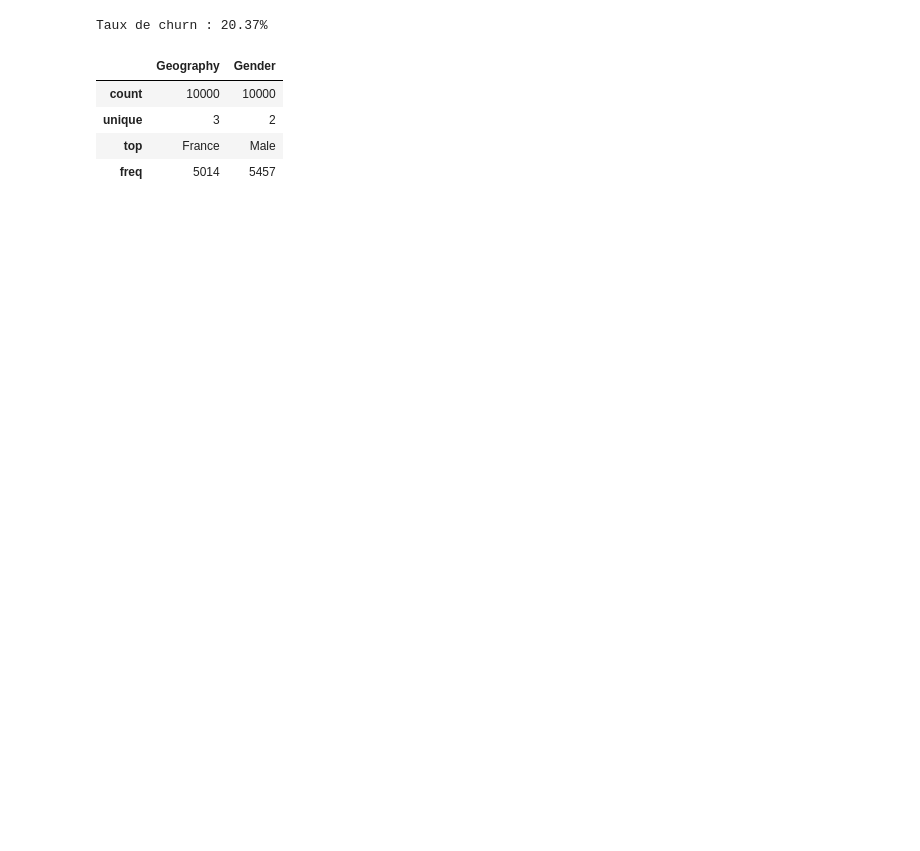
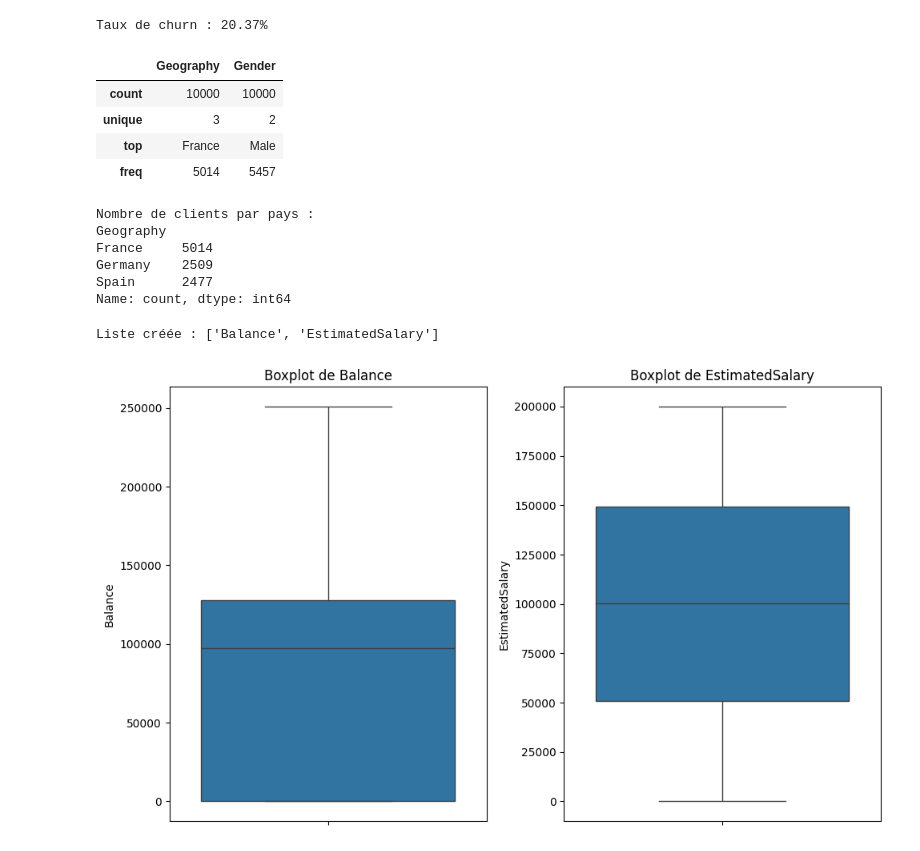
Before and after one commit to Haider-Dev01/MACHINE_LEARNING, a Jupyter notebook: classification/classificatio.ipynb, the cells around one changed output. Saved outputs shown, nothing was run; the diff lists cells and outputs as text; code cells hidden in the pictures; blank space fills up the shorter version.

```diff
--- a/classification/classificatio.ipynb
+++ b/classification/classificatio.ipynb
@@ -129,3 +129,35 @@ df.describe(include='object')
 | unique | 3 | 2 |
 | top | France | Male |
 | freq | 5014 | 5457 |
+# %%
+# Q13 : Donner le nombre de clients par pays (Geography)
+print("Nombre de clients par pays :")
+print(df['Geography'].value_counts())
+# %% [output]
+Nombre de clients par pays :
+Geography
+France     5014
+Germany    2509
+Spain      2477
+Name: count, dtype: int64
+# %%
+# Q14 : Créer une liste contenant les noms des colonnes 'Balance' et 'EstimatedSalary'
+my_list = ['Balance', 'EstimatedSalary']
+
+print(f"Liste créée : {my_list}")
+# %% [output]
+Liste créée : ['Balance', 'EstimatedSalary']
+# %%
+# Q15 : Afficher les Boxplots des variables contenues dans my_list
+plt.figure(figsize=(10, 6)) # Taille de la figure
+
+for i, col in enumerate(my_list, 1):
+    plt.subplot(1, 2, i) # 1 ligne, 2 colonnes, i-ème graphique
+    sns.boxplot(y=df[col])
+    plt.title(f'Boxplot de {col}')
+    plt.ylabel(col)
+
+plt.tight_layout() # Ajuste l'espacement pour éviter que les titres se chevauchent
+plt.show()
+# %% [output]
+[figure, added]
```
Also changed, not shown: parts of 16 cells of this notebook.
